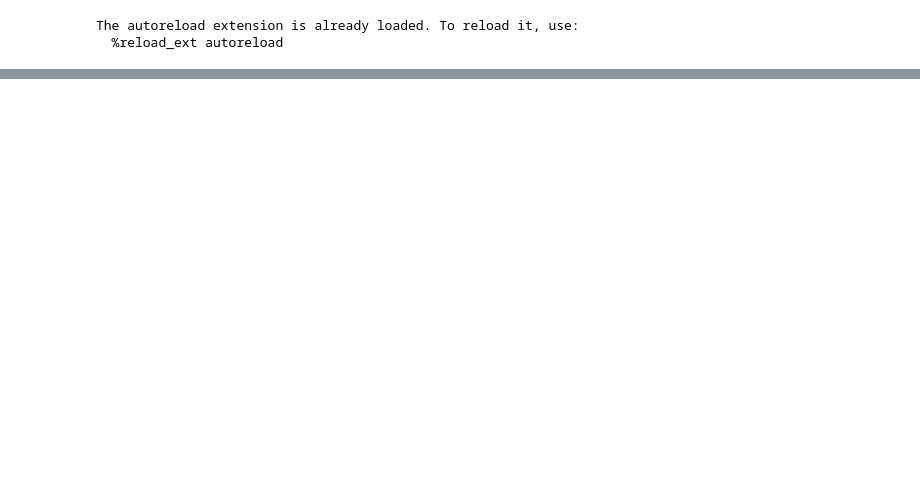
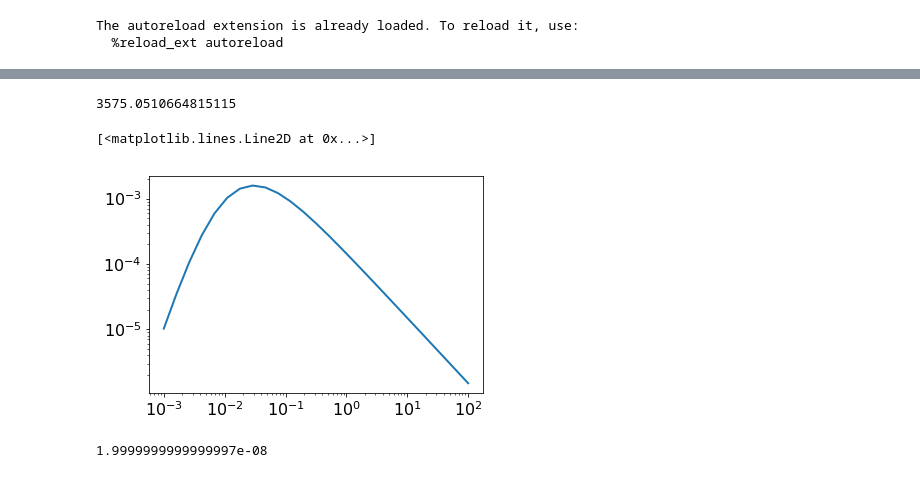
Before and after one commit to LISE-B26/frozen_dipole_model, a Jupyter notebook: notebooks/dissipation.ipynb, the cells around one changed output, grey strips where cells are left out. Cells and saved outputs as stored; diff of their text form; code cells hidden in the pictures; blank space fills up the shorter version.

```diff
--- a/notebooks/dissipation.ipynb
+++ b/notebooks/dissipation.ipynb
@@ -135,0 +518,2 @@ array([  1.00000000e-07,   1.62377674e-07,   2.63665090e-07,
+# %%
+a = np.logspace(-9, -5, 50)
@@ -135,0 +522,32 @@ array([  1.00000000e-07,   1.62377674e-07,   2.63665090e-07,
+# %%
+physical_parameters = frozen_dipole_model.default_physical_parameters
+normalization = 'a' # choose normalization z hI or acrit (acrit doesn't work so well because of numerics)
+
+ho = 3 # in units of radius a
+to = 0.5 * np.pi
+radii = np.logspace(-3,2, 25) # range of radii on a log scale
+# ======== end input ========
+
+position_eq, frequencies, eigen_vectors = [], [], []
+
+with tqdm(total=len(radii), file=sys.stdout) as pbar:
+    for i, a in enumerate(radii):
+        physical_parameters['radius'] = a*1e-6
+
+        pbar.set_description('processed: %d' % (1 + i))
+        pbar.update(i)
+
+        parameters = frozen_dipole_model.get_parameters(physical_parameters)
+
+        ret_dict  = frozen_dipole_model.frequencies(ho=ho, to=to, physical_parameters=physical_parameters,
+                                                     set_y_phi_zero=True, normalization=normalization)
+
+        frequencies.append(ret_dict['eigenfrequencies'])
+        position_eq.append(ret_dict['position_eq'])
+        eigen_vectors.append(ret_dict['eigen_vectors'].reshape(-1))
+
+    position_eq = np.array(position_eq)
+    frequencies = np.array(frequencies)
+# %%
+params = get_parameters(physical_parameters, selector = 'drag')
+gamma = dissipation.vortex_damping_drag(**params)
@@ -135,0 +638,3 @@ array([  1.00000000e-07,   1.62377674e-07,   2.63665090e-07,
+# %%
+df = pd.DataFrame.from_dict(df_dict)  # create dataframe
+df
@@ -135,0 +659,14 @@ array([  1.00000000e-07,   1.62377674e-07,   2.63665090e-07,
+# %%
+kp/(pl*default_physical_parameters['eta_bulk'])*1e-9
+# %% [output]
+3575.0510664815115
+# %%
+plt.loglog(df.radius, df.kint)
+# %% [output]
+[<matplotlib.lines.Line2D at 0x...>]
+[figure, added]
+# %%
+
+dissipation.calc_pearl_length(frozen_dipole_model.default_physical_parameters['london_penetration_depth'], frozen_dipole_model.default_physical_parameters['thickness_SC'])
+# %% [output]
+1.9999999999999997e-08
```
Also changed, not shown: parts of 68 cells of this notebook, 3 other files.
